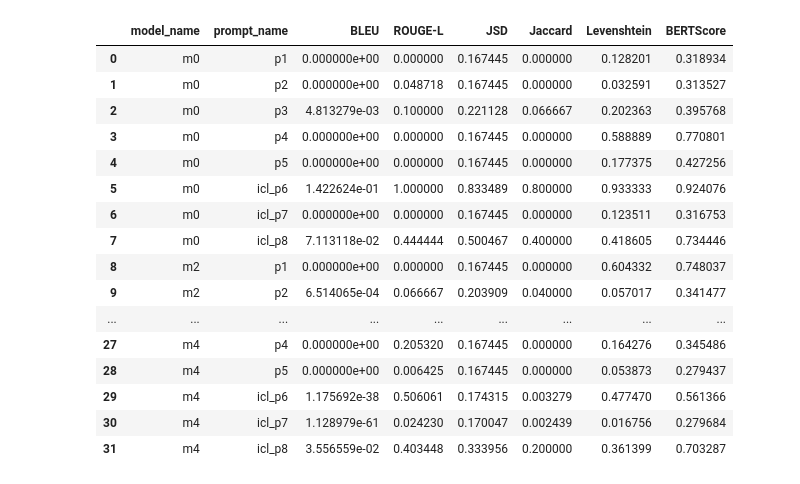
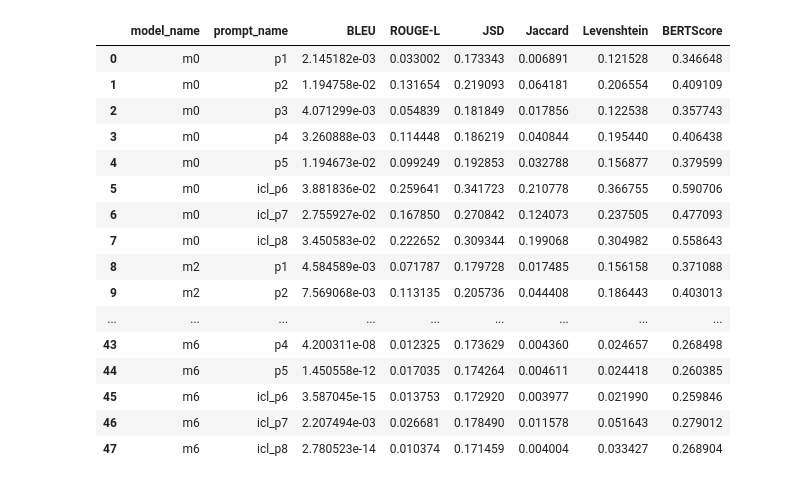
Before and after one commit to UofSCLibraries-DRS/AspireAI_LLM_Project, a Jupyter notebook: evaluation/heat_map.ipynb, the cells around one changed output. Drawn from its saved outputs; the diff is of its cells as text; code cells hidden in the pictures.

```diff
--- a/evaluation/heat_map.ipynb
+++ b/evaluation/heat_map.ipynb
@@ -1,24 +1,24 @@
 # %%
 import pandas as pd
 
-df = pd.read_csv("../../full_prompt_test/summary.csv")
+df = pd.read_csv("../../full_prompt_test/summary_v2.csv")
 
 df
 # %% [output]
 |  | model_name | prompt_name | BLEU | ROUGE-L | JSD | Jaccard | Levenshtein | BERTScore |
-| 0 | m0 | p1 | 0.000000e+00 | 0.000000 | 0.167445 | 0.000000 | 0.128201 | 0.318934 |
-| 1 | m0 | p2 | 0.000000e+00 | 0.048718 | 0.167445 | 0.000000 | 0.032591 | 0.313527 |
-| 2 | m0 | p3 | 4.813279e-03 | 0.100000 | 0.221128 | 0.066667 | 0.202363 | 0.395768 |
-| 3 | m0 | p4 | 0.000000e+00 | 0.000000 | 0.167445 | 0.000000 | 0.588889 | 0.770801 |
-| 4 | m0 | p5 | 0.000000e+00 | 0.000000 | 0.167445 | 0.000000 | 0.177375 | 0.427256 |
-| 5 | m0 | icl_p6 | 1.422624e-01 | 1.000000 | 0.833489 | 0.800000 | 0.933333 | 0.924076 |
-| 6 | m0 | icl_p7 | 0.000000e+00 | 0.000000 | 0.167445 | 0.000000 | 0.123511 | 0.316753 |
-| 7 | m0 | icl_p8 | 7.113118e-02 | 0.444444 | 0.500467 | 0.400000 | 0.418605 | 0.734446 |
-| 8 | m2 | p1 | 0.000000e+00 | 0.000000 | 0.167445 | 0.000000 | 0.604332 | 0.748037 |
-| 9 | m2 | p2 | 6.514065e-04 | 0.066667 | 0.203909 | 0.040000 | 0.057017 | 0.341477 |
+| 0 | m0 | p1 | 2.145182e-03 | 0.033002 | 0.173343 | 0.006891 | 0.121528 | 0.346648 |
+| 1 | m0 | p2 | 1.194758e-02 | 0.131654 | 0.219093 | 0.064181 | 0.206554 | 0.409109 |
+| 2 | m0 | p3 | 4.071299e-03 | 0.054839 | 0.181849 | 0.017856 | 0.122538 | 0.357743 |
+| 3 | m0 | p4 | 3.260888e-03 | 0.114448 | 0.186219 | 0.040844 | 0.195440 | 0.406438 |
+| 4 | m0 | p5 | 1.194673e-02 | 0.099249 | 0.192853 | 0.032788 | 0.156877 | 0.379599 |
+| 5 | m0 | icl_p6 | 3.881836e-02 | 0.259641 | 0.341723 | 0.210778 | 0.366755 | 0.590706 |
+| 6 | m0 | icl_p7 | 2.755927e-02 | 0.167850 | 0.270842 | 0.124073 | 0.237505 | 0.477093 |
+| 7 | m0 | icl_p8 | 3.450583e-02 | 0.222652 | 0.309344 | 0.199068 | 0.304982 | 0.558643 |
+| 8 | m2 | p1 | 4.584589e-03 | 0.071787 | 0.179728 | 0.017485 | 0.156158 | 0.371088 |
+| 9 | m2 | p2 | 7.569068e-03 | 0.113135 | 0.205736 | 0.044408 | 0.186443 | 0.403013 |
 | ... | ... | ... | ... | ... | ... | ... | ... | ... |
-| 27 | m4 | p4 | 0.000000e+00 | 0.205320 | 0.167445 | 0.000000 | 0.164276 | 0.345486 |
-| 28 | m4 | p5 | 0.000000e+00 | 0.006425 | 0.167445 | 0.000000 | 0.053873 | 0.279437 |
-| 29 | m4 | icl_p6 | 1.175692e-38 | 0.506061 | 0.174315 | 0.003279 | 0.477470 | 0.561366 |
-| 30 | m4 | icl_p7 | 1.128979e-61 | 0.024230 | 0.170047 | 0.002439 | 0.016756 | 0.279684 |
-| 31 | m4 | icl_p8 | 3.556559e-02 | 0.403448 | 0.333956 | 0.200000 | 0.361399 | 0.703287 |
+| 43 | m6 | p4 | 4.200311e-08 | 0.012325 | 0.173629 | 0.004360 | 0.024657 | 0.268498 |
+| 44 | m6 | p5 | 1.450558e-12 | 0.017035 | 0.174264 | 0.004611 | 0.024418 | 0.260385 |
+| 45 | m6 | icl_p6 | 3.587045e-15 | 0.013753 | 0.172920 | 0.003977 | 0.021990 | 0.259846 |
+| 46 | m6 | icl_p7 | 2.207494e-03 | 0.026681 | 0.178490 | 0.011578 | 0.051643 | 0.279012 |
+| 47 | m6 | icl_p8 | 2.780523e-14 | 0.010374 | 0.171459 | 0.004004 | 0.033427 | 0.268904 |
```
Also changed, not shown: parts of 3 cells of this notebook, 4 other files.
